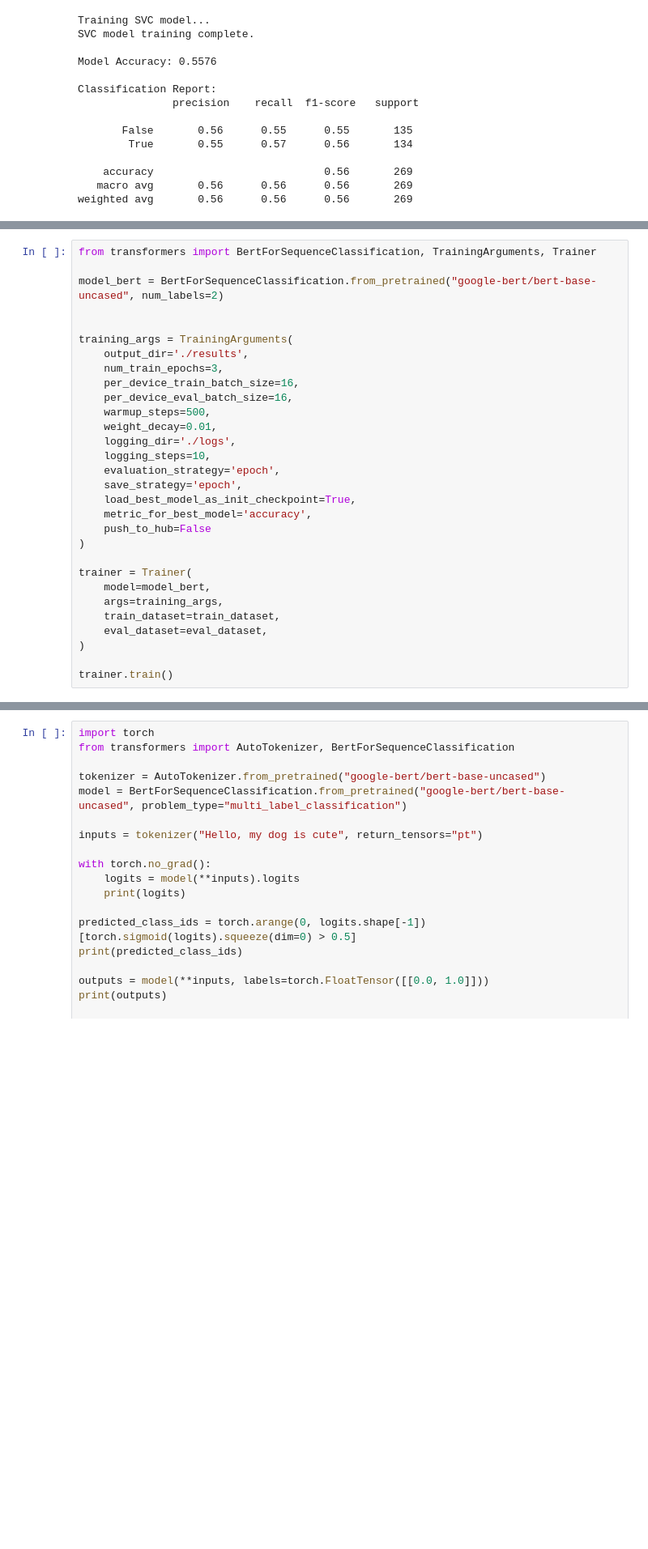
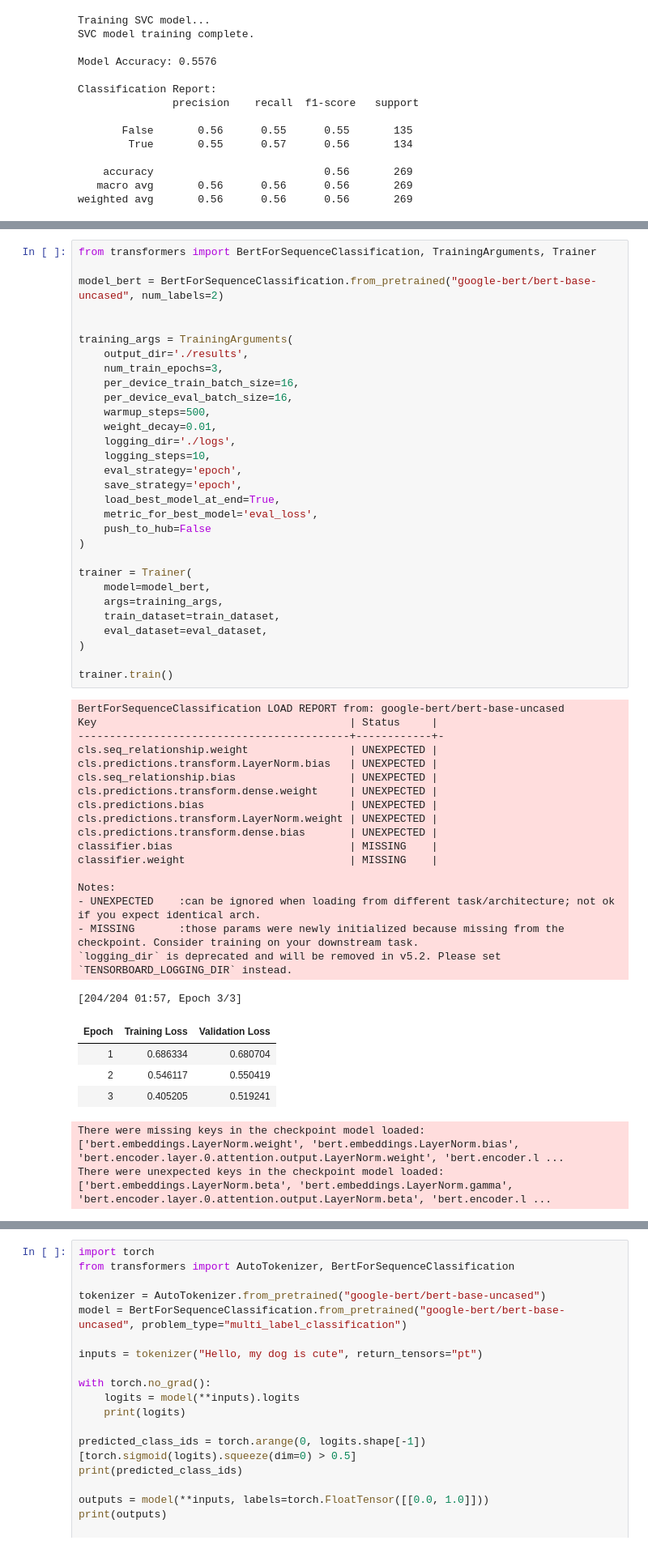
Before and after one commit to sheicksen/CISC483-EngageTactics, a Jupyter notebook: TruthSeeker.ipynb, the cells around one changed output, grey strips where cells are left out. Shown at 81% size. Saved outputs shown, nothing was run; the diff lists cells and outputs as text; blank space fills up the shorter version.

```diff
--- a/TruthSeeker.ipynb
+++ b/TruthSeeker.ipynb
@@ -235,30 +244,55 @@ print("PyTorch Datasets created successfully.")
 # %%
 from transformers import BertForSequenceClassification, TrainingArguments, Trainer
 
 model_bert = BertForSequenceClassification.from_pretrained("google-bert/bert-base-uncased", num_labels=2)
 
 
 training_args = TrainingArguments(
     output_dir='./results',
     num_train_epochs=3,
     per_device_train_batch_size=16,
     per_device_eval_batch_size=16,
     warmup_steps=500,
     weight_decay=0.01,
     logging_dir='./logs',
     logging_steps=10,
-    evaluation_strategy='epoch',
+    eval_strategy='epoch',
     save_strategy='epoch',
-    load_best_model_as_init_checkpoint=True,
-    metric_for_best_model='accuracy',
+    load_best_model_at_end=True,
+    metric_for_best_model='eval_loss',
     push_to_hub=False
 )
 
 trainer = Trainer(
     model=model_bert,
     args=training_args,
     train_dataset=train_dataset,
     eval_dataset=eval_dataset,
 )
 
 trainer.train()
+# %% [output]
+BertForSequenceClassification LOAD REPORT from: google-bert/bert-base-uncased
+Key                                        | Status     |
+-------------------------------------------+------------+-
+cls.seq_relationship.weight                | UNEXPECTED |
+cls.predictions.transform.LayerNorm.bias   | UNEXPECTED |
+cls.seq_relationship.bias                  | UNEXPECTED |
+cls.predictions.transform.dense.weight     | UNEXPECTED |
+cls.predictions.bias                       | UNEXPECTED |
+cls.predictions.transform.LayerNorm.weight | UNEXPECTED |
+cls.predictions.transform.dense.bias       | UNEXPECTED |
+classifier.bias                            | MISSING    |
+classifier.weight                          | MISSING    |
+
+Notes:
+- UNEXPECTED    :can be ignored when loading from different task/architecture; not ok if you expect identical arch.
+- MISSING       :those params were newly initialized because missing from the checkpoint. Consider training on your downstream task.
+`logging_dir` is deprecated and will be removed in v5.2. Please set `TENSORBOARD_LOGGING_DIR` instead.
+[204/204 01:57, Epoch 3/3]
+| Epoch | Training Loss | Validation Loss |
+| 1 | 0.686334 | 0.680704 |
+| 2 | 0.546117 | 0.550419 |
+| 3 | 0.405205 | 0.519241 |
+There were missing keys in the checkpoint model loaded: ['bert.embeddings.LayerNorm.weight', 'bert.embeddings.LayerNorm.bias', 'bert.encoder.layer.0.attention.output.LayerNorm.weight', 'bert.encoder.l ...
+There were unexpected keys in the checkpoint model loaded: ['bert.embeddings.LayerNorm.beta', 'bert.embeddings.LayerNorm.gamma', 'bert.encoder.layer.0.attention.output.LayerNorm.beta', 'bert.encoder.l ...
```
Also changed, not shown: parts of 7 cells of this notebook.
